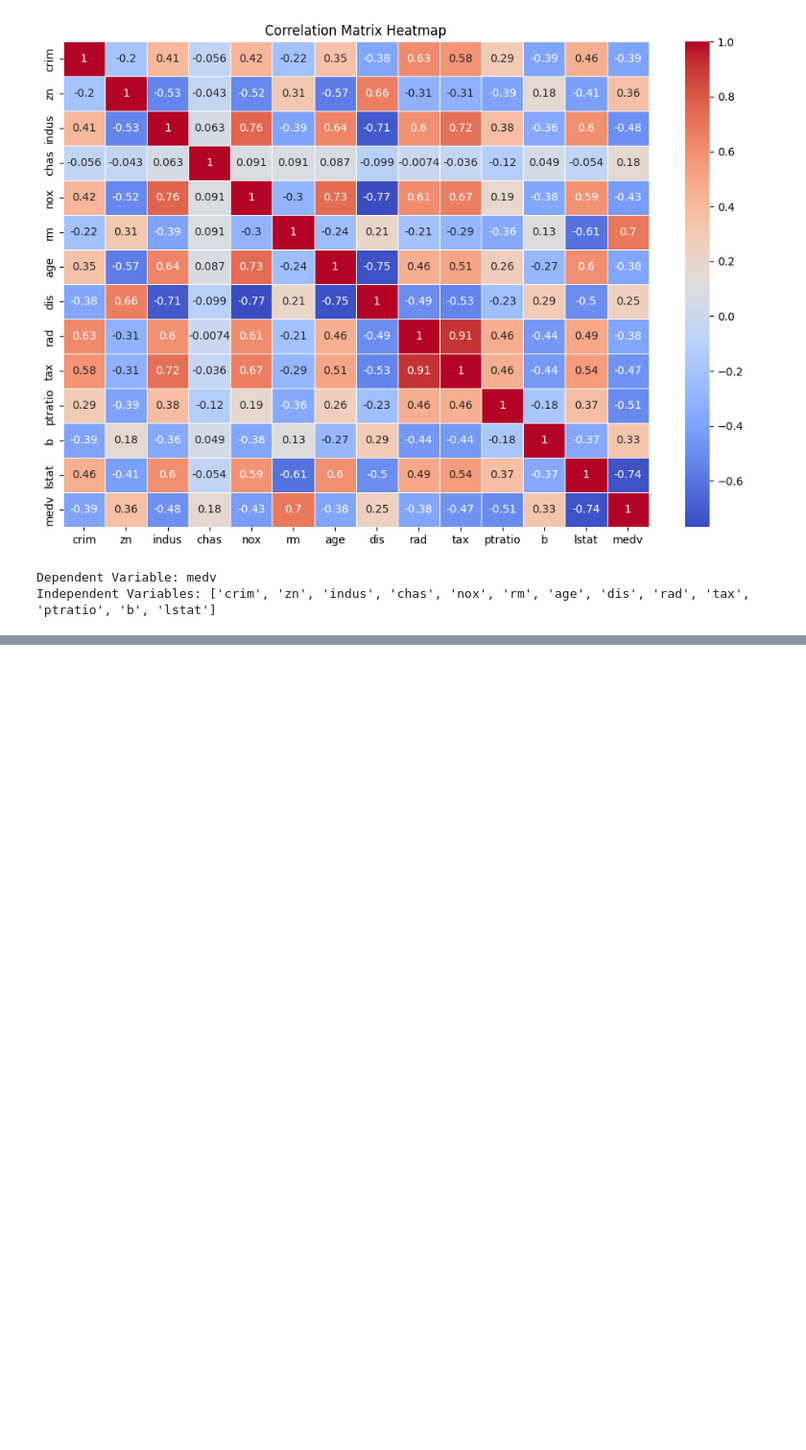
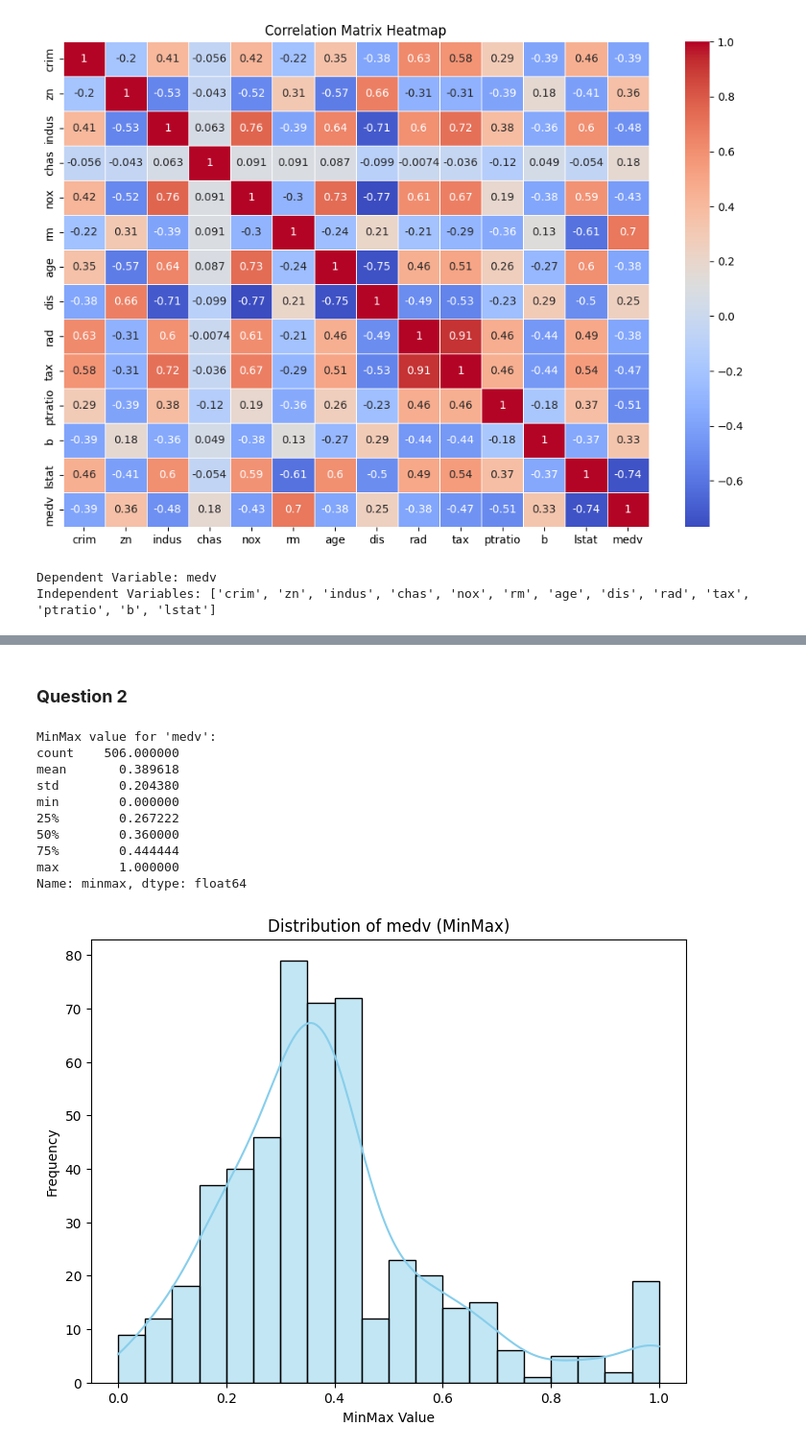
Before and after one commit to loki20051267/AIML-LAB, a Jupyter notebook: AIML_A4.ipynb, the cells around one changed output, grey strips where cells are left out. Shown at 96% size. Drawn from its saved outputs; the diff is of its cells as text; code cells hidden in the pictures; blank space fills up the shorter version.

```diff
--- a/AIML_A4.ipynb
+++ b/AIML_A4.ipynb
@@ -62,0 +278,35 @@ Independent Variables: ['crim', 'zn', 'indus', 'chas', 'nox', 'rm', 'age', 'dis'
+# %% [markdown]
+### **Question 2**
+# %%
+
+import pandas as pd
+import matplotlib.pyplot as plt
+import seaborn as sns
+
+url = 'https://raw.githubusercontent.com/selva86/datasets/master/BostonHousing.csv'
+df = pd.read_csv(url)
+feature_name = 'medv'
+min_val = df[feature_name].min()
+max_val = df[feature_name].max()
+df['minmax'] = (df[feature_name] - min_val) / (max_val - min_val)
+print(f"MinMax value for '{feature_name}':")
+print(df['minmax'].describe())
+
+plt.figure(figsize=(8, 6))
+sns.histplot(df['minmax'], bins=20, kde=True, color='skyblue')
+plt.xlabel('MinMax Value')
+plt.ylabel('Frequency')
+plt.title(f'Distribution of {feature_name} (MinMax)')
+plt.show()
+# %% [output]
+MinMax value for 'medv':
+count    506.000000
+mean       0.389618
+std        0.204380
+min        0.000000
+25%        0.267222
+50%        0.360000
+75%        0.444444
+max        1.000000
+Name: minmax, dtype: float64
+[figure, added]
```
Also changed, not shown: parts of 5 cells of this notebook.
